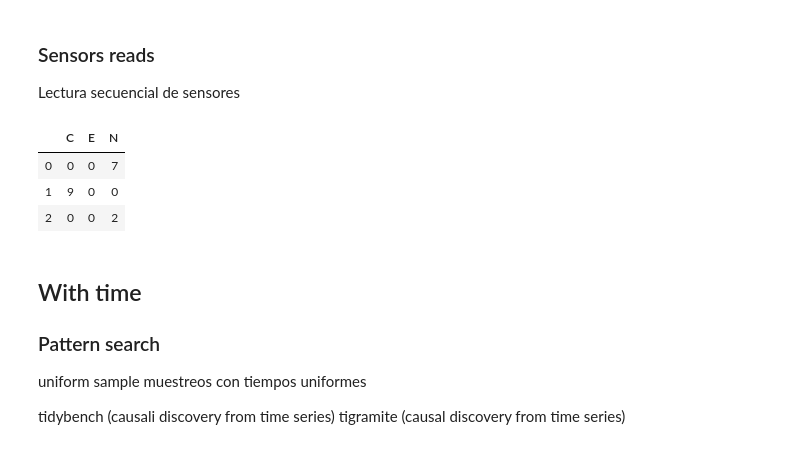
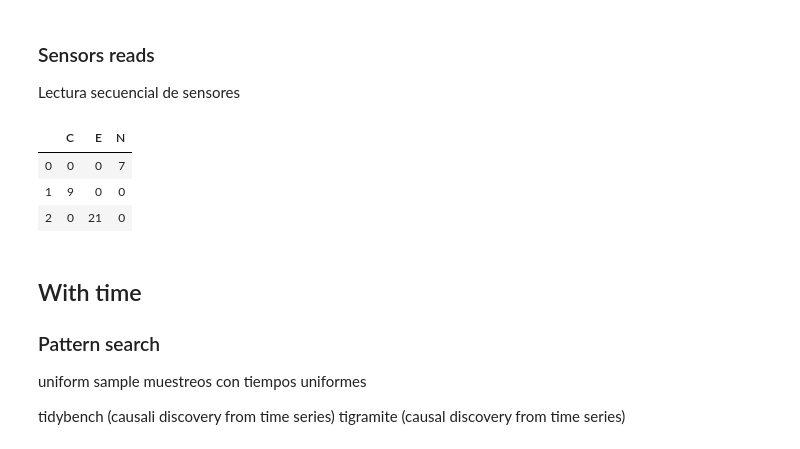
Before and after one commit to AdrienFelipe/Causal-discovery-Unit-testing, a Jupyter notebook: Untitled.ipynb, the cells around one changed output. Drawn from its saved outputs; the diff is of its cells as text; code cells hidden in the pictures.

Commit message:
History position from 1

```diff
--- a/Untitled.ipynb
+++ b/Untitled.ipynb
@@ -89,17 +90,20 @@ Lectura secuencial de sensores
 # %%
 random.seed(14)
 
+effect_function: Callable[[History], float] = lambda history: \
+    2 * history.get_cause(delay=1) + 3
+
 dataset = Generator(ordered=True) \
-    .add_effect(lambda: 2 * history.get_cause(delay=1) + 3) \
+    .add_effect(effect_function) \
     .add_noise_continuous() \
     .add_cause_continuous()
 
 display(dataset.generate().astype(int))
 # %% [output]
 |  | C | E | N |
 | 0 | 0 | 0 | 7 |
 | 1 | 9 | 0 | 0 |
-| 2 | 0 | 0 | 2 |
+| 2 | 0 | 21 | 0 |
 # %% [markdown]
 ## With time
 ### Pattern search
```
Also changed, not shown: parts of 18 cells of this notebook, 3 other files.
